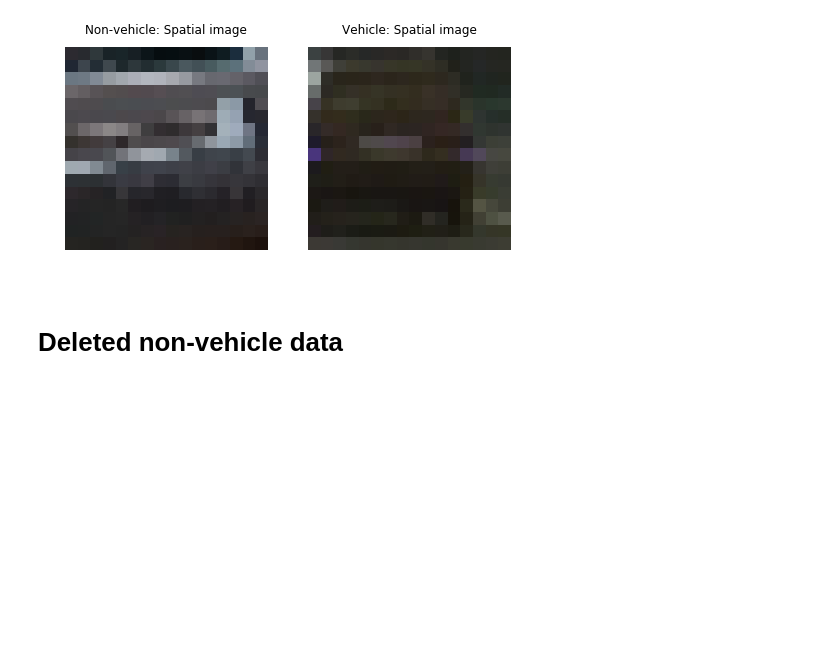
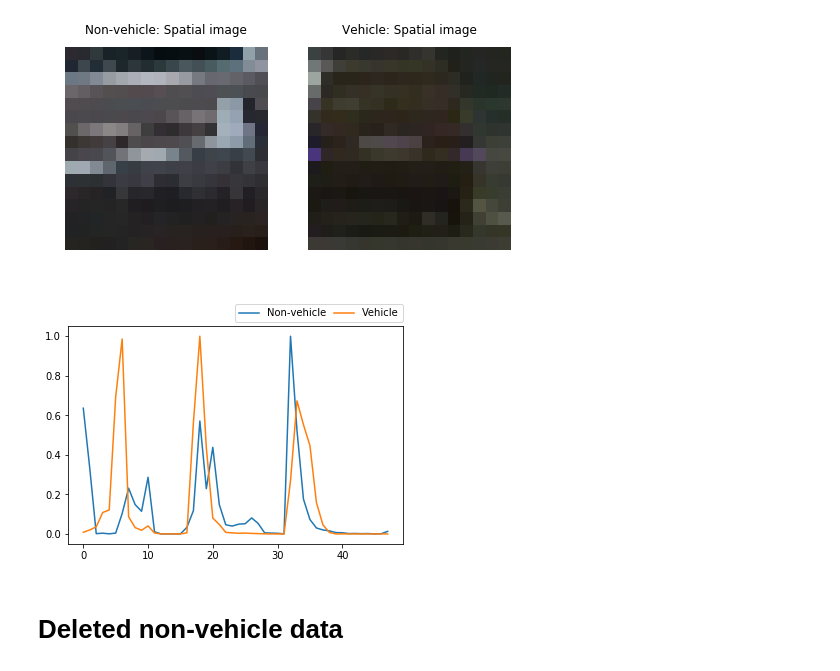
Before and after one commit to GinYoshida/Udacity_CarND_P5_Vehicle_Detection, a Jupyter notebook: Code_test.ipynb, the cells around one changed output. Saved outputs shown, nothing was run; the diff lists cells and outputs as text; code cells hidden in the pictures; blank space fills up the shorter version.

Commit message:
update the report

```diff
--- a/Code_test.ipynb
+++ b/Code_test.ipynb
@@ -127,6 +127,26 @@ plt.savefig("./for_report/Fig1_2_3_Spatial_img.png")
 plt.show()
 # %% [output]
 [figure]
+# %%
+img_non_car = cv2.imread(noncars[1700])
+img_non_car = cv2.cvtColor(img_non_car , cv2.COLOR_BGR2HLS)
+feature_non_car = color_hist(img_non_car,16)
+
+img_car = cv2.imread(cars[1700])
+img_car = cv2.cvtColor(img_car , cv2.COLOR_BGR2HLS)
+feature_car = color_hist(img_car,16)
+
+plt.plot(feature_non_car/feature.max(), label="Non-vehicle")
+plt.plot(feature_car/feature.max(), label="Vehicle")
+plt.legend(
+    bbox_to_anchor=(0.5, 1.02, 0.5, .102), loc=3,
+    ncol=2, mode="expand", borderaxespad=0.
+)
+
+plt.savefig("./for_report/Fig1_2_4_Histgram.png")
+plt.show()
+# %% [output]
+[figure, added]
 # %% [markdown]
 # Deleted non-vehicle data
 # %%
```
Also changed, not shown: 2 other files.
